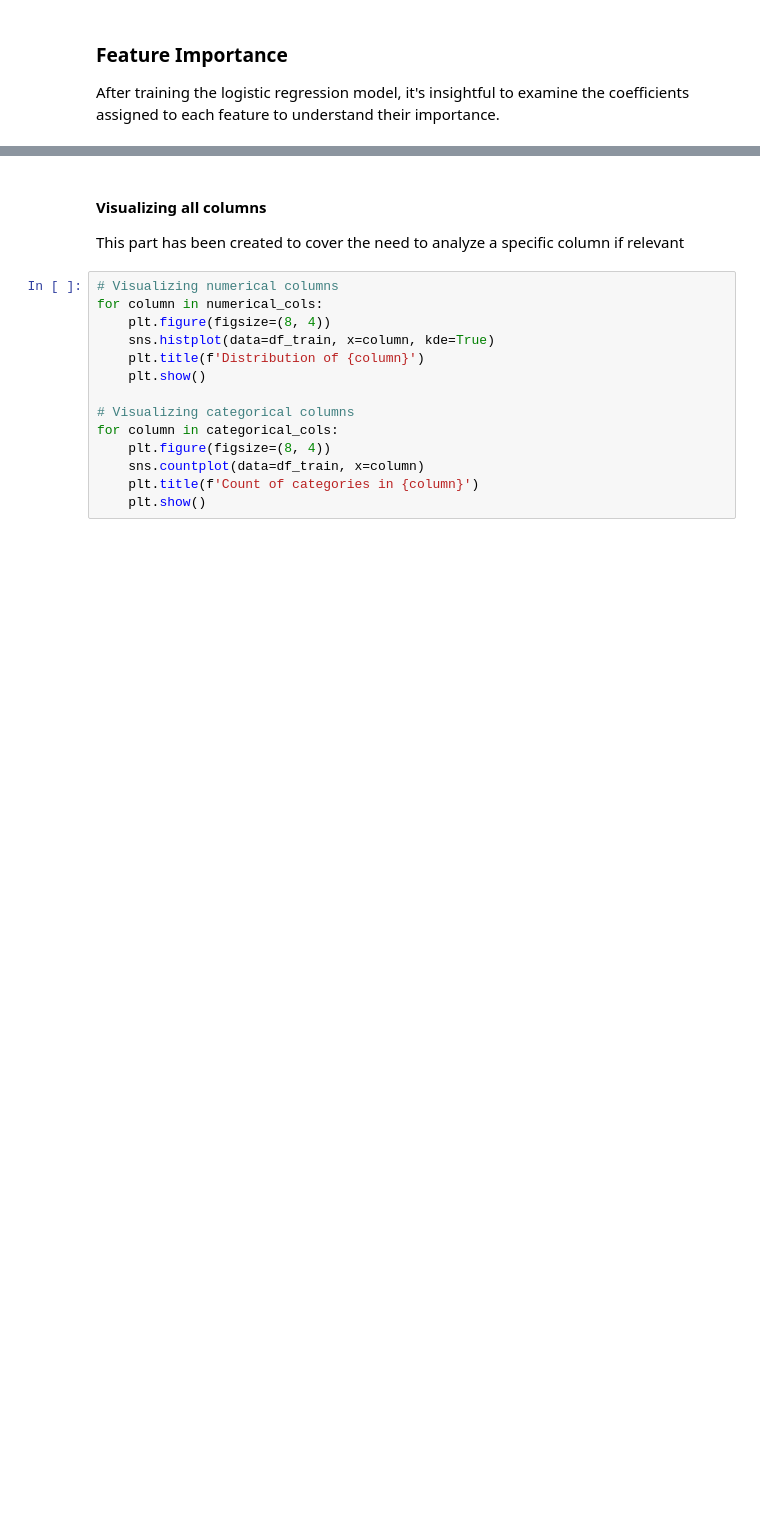
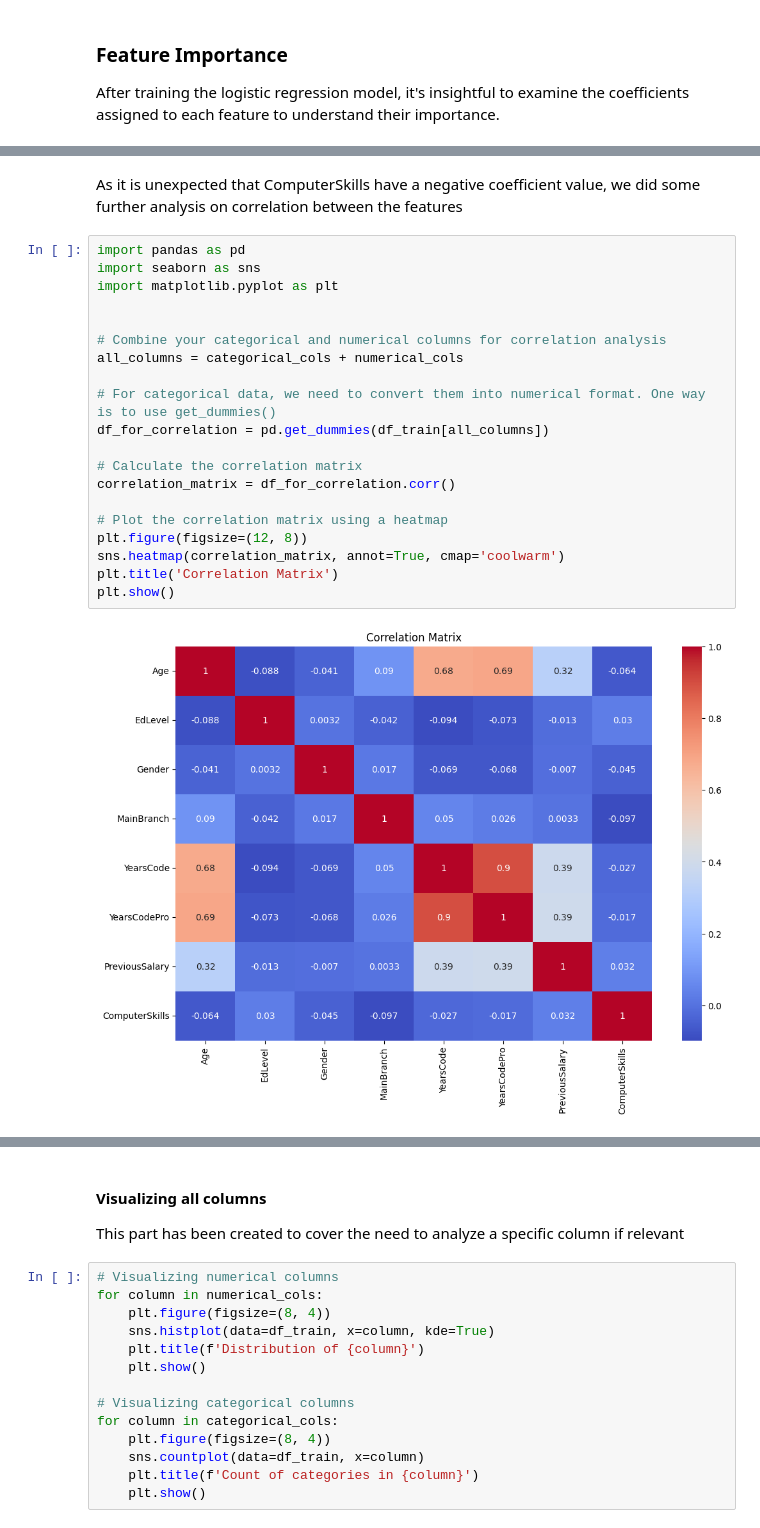
Before and after one commit to C21sja/KAN-CINTO1011U-Big-Data-ManagementPCS, a Jupyter notebook: main.ipynb, the cells around one changed output, grey strips where cells are left out. Saved outputs shown, nothing was run; the diff lists cells and outputs as text; blank space fills up the shorter version.

```diff
--- a/main.ipynb
+++ b/main.ipynb
@@ -244,0 +311,24 @@ plt.show()
+# %% [markdown]
+As it is unexpected that ComputerSkills have a negative coefficient value, we did some further analysis on correlation between the features
+# %%
+import pandas as pd
+import seaborn as sns
+import matplotlib.pyplot as plt
+
+
+# Combine your categorical and numerical columns for correlation analysis
+all_columns = categorical_cols + numerical_cols
+
+# For categorical data, we need to convert them into numerical format. One way is to use get_dummies()
+df_for_correlation = pd.get_dummies(df_train[all_columns])
+
+# Calculate the correlation matrix
+correlation_matrix = df_for_correlation.corr()
+
+# Plot the correlation matrix using a heatmap
+plt.figure(figsize=(12, 8))
+sns.heatmap(correlation_matrix, annot=True, cmap='coolwarm')
+plt.title('Correlation Matrix')
+plt.show()
+# %% [output]
+[figure, added]
```
Also changed, not shown: parts of 20 cells of this notebook.
